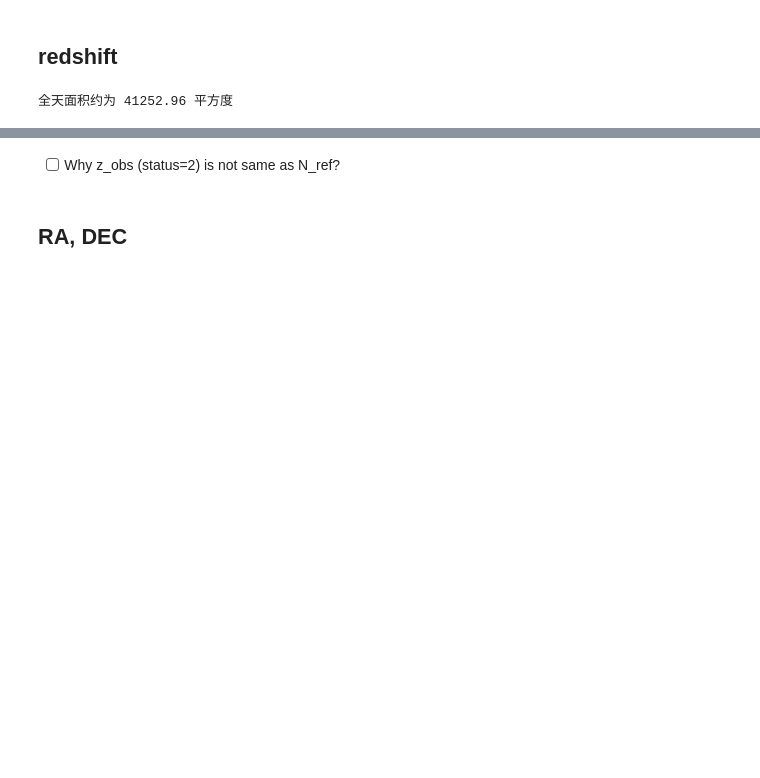
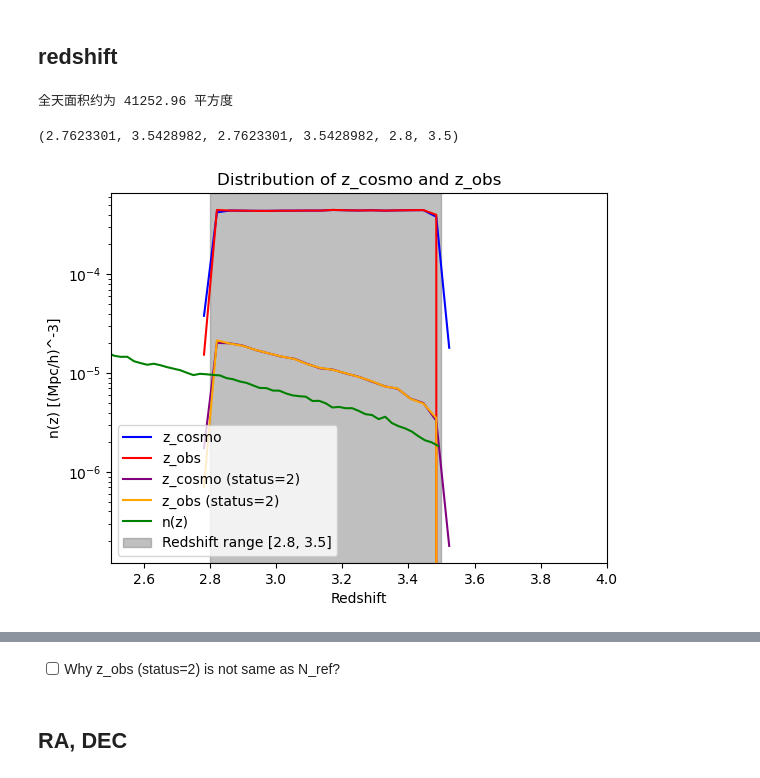
Before and after one commit to SiyiZhao/fihobi, a Jupyter notebook: lightcone/output.ipynb, the cells around one changed output, grey strips where cells are left out. Saved outputs shown, nothing was run; the diff lists cells and outputs as text; code cells hidden in the pictures; blank space fills up the shorter version.

```diff
--- a/lightcone/output.ipynb
+++ b/lightcone/output.ipynb
@@ -72,12 +72,16 @@ def angular_diameter_distance(z):
 # %%
 # nz_ref = np.loadtxt('/global/cfs/cdirs/desi/survey/catalogs/DA2/LSS/loa-v1/LSScats/v1.1/PIP/LRG_NGC_nz.txt')
 nz_ref = np.loadtxt('/global/cfs/cdirs/desi/survey/catalogs/DA2/LSS/loa-v1/LSScats/v2/PIP/QSO_SGC_nz.txt')
-area = 3754.5608 #deg^2
+area = 3754.5608 #deg^2, for the file above
 zmid = nz_ref[:,0]
 zlow = nz_ref[:,1]
 zhigh = nz_ref[:,2]
+nz_ref_density = nz_ref[:,3] # (Mpc/h)^-3
+Nbin = nz_ref[:,4]
+Vol_bin = nz_ref[:,5]
+
+h=0.6736
 N_ref = np.zeros(len(zmid))
 for i in range(len(zmid)):
-    # V_zbin = area/3 * (np.pi/180)**2 * ( angular_diameter_distance(zhigh[i])**3 - angular_diameter_distance(zlow[i])**3 ) # (Mpc/h)^3
     V_zbin = area/3 * (np.pi/180)**2 * ( comoving_distance(zhigh[i])**3 - comoving_distance(zlow[i])**3 ) # (Mpc/h)^3
-    N_ref[i] = nz_ref[i,3] * V_zbin
+    N_ref[i] = nz_ref[i,3] * V_zbin # / (h**3)
@@ -84,3 +93,36 @@ for i in range(len(zmid)):
+# %%
+z_min = min(z_cosmo.min(), z_obs.min())
+z_max = max(z_cosmo.max(), z_obs.max())
+z_bins = np.linspace(z_min, z_max, 21)
+z_bins_cen = 0.5 * (z_bins[:-1] + z_bins[1:])
+hist_z_cosmo, bin_edges = np.histogram(z_cosmo, bins=z_bins)
+hist_z_obs, bin_edges = np.histogram(z_obs, bins=z_bins)
+hist_z_cosmo_status2, bin_edges = np.histogram(z_cosmo[status == 2], bins=z_bins)
+hist_z_obs_status2, bin_edges = np.histogram(z_obs[status == 2], bins=z_bins)
+# %%
+z_min, z_max, z_cosmo.min(), z_cosmo.max(), z_obs.min(), z_obs.max()
+# %% [output]
+(2.7623301, 3.5428982, 2.7623301, 3.5428982, 2.8, 3.5)
+# %%
+Vz_bins = np.zeros(len(z_bins_cen))
+for i in range(len(z_bins_cen)):
+    Vz_bins[i] = area/3 * (np.pi/180)**2 * ( comoving_distance(z_bins[i+1])**3 - comoving_distance(z_bins[i])**3 ) # (Mpc/h)^3
+# %%
+plt.plot(z_bins_cen, hist_z_cosmo/Vz_bins, label='z_cosmo', color='blue')
+plt.plot(z_bins_cen, hist_z_obs/Vz_bins, label='z_obs', color='red')
+plt.plot(z_bins_cen, hist_z_cosmo_status2/Vz_bins, label='z_cosmo (status=2)', color='purple')
+plt.plot(z_bins_cen, hist_z_obs_status2/Vz_bins, label='z_obs (status=2)', color='orange')
+plt.plot(zmid, nz_ref_density, label='n(z)', color='green')
+plt.axvspan(2.8, 3.5, color='gray', alpha=0.5, label='Redshift range [2.8, 3.5]')
+plt.xlim(2.5, 4)
+plt.yscale('log')
+plt.xlabel('Redshift')
+plt.ylabel('n(z) [(Mpc/h)^-3]')
+plt.title('Distribution of z_cosmo and z_obs')
+plt.legend()
+plt.show()
+# %% [output]
+[figure, added]
 # %%
 plt.hist(z_cosmo, bins=50, histtype='step', label='z_cosmo', color='blue')
 plt.hist(z_obs, bins=50, histtype='step', label='z_obs', color='red')
```
Also changed, not shown: parts of 5 cells of this notebook, 4 other files.
